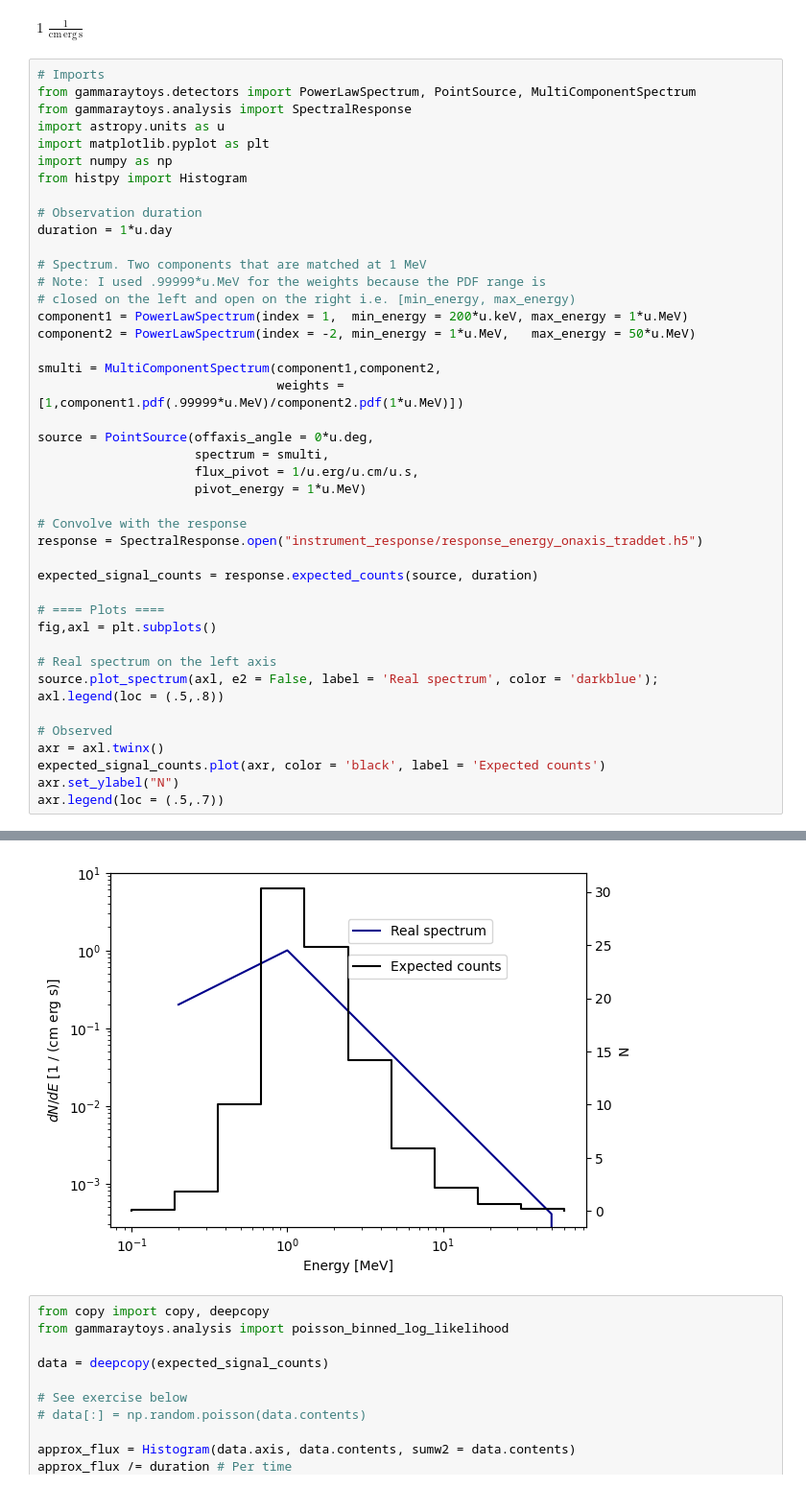
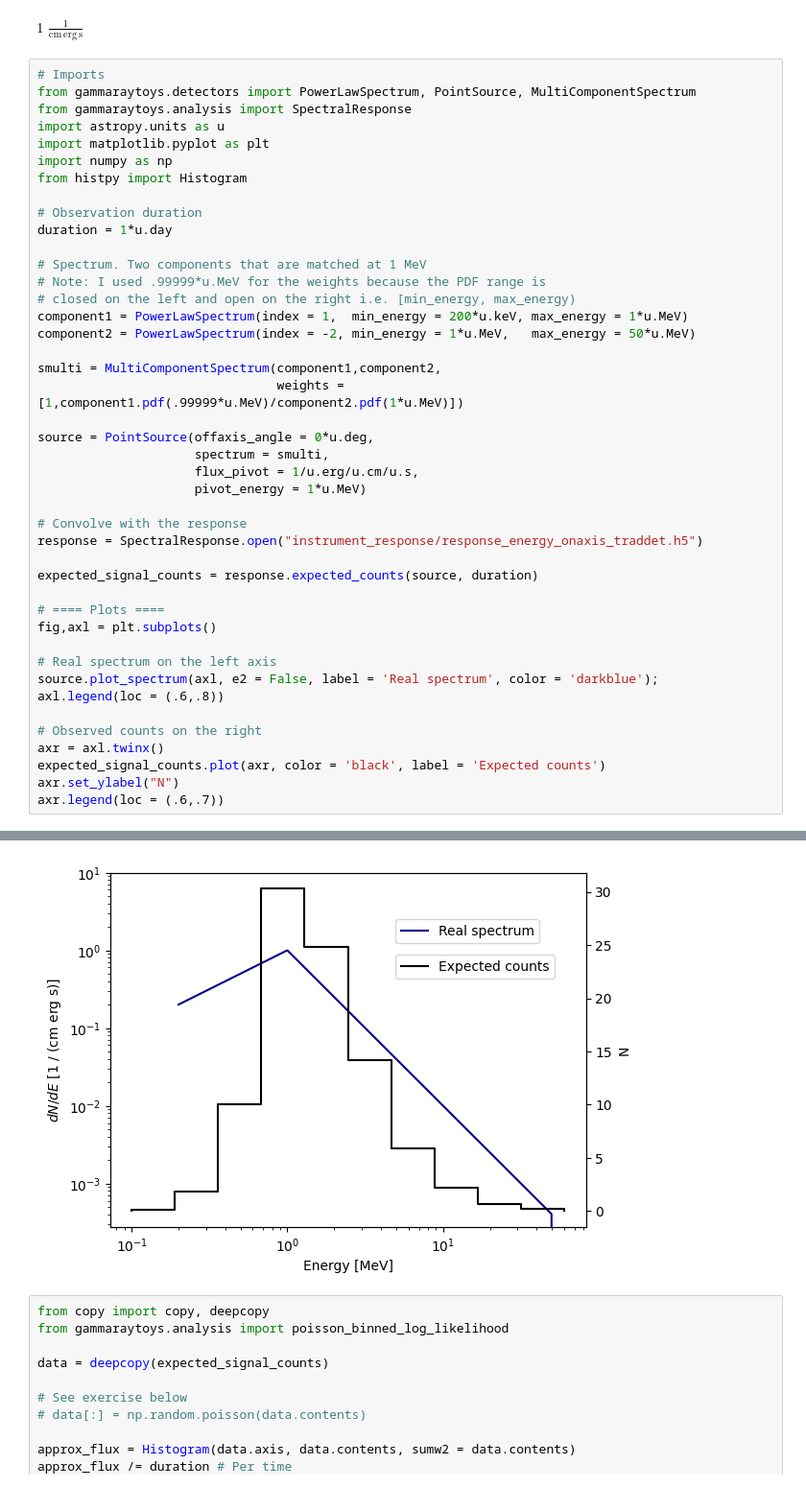
Before and after one commit to israelmcmc/gammaraytoys, a Jupyter notebook: docs/tutorials/05-binned_RL_spectrum.ipynb, the cells around one changed output, grey strips where cells are left out. Shown at 96% size. Cells and saved outputs as stored; diff of their text form.

```diff
--- a/docs/tutorials/05-binned_RL_spectrum.ipynb
+++ b/docs/tutorials/05-binned_RL_spectrum.ipynb
@@ -126,37 +126,37 @@ duration = 1*u.day
 # Spectrum. Two components that are matched at 1 MeV
 # Note: I used .99999*u.MeV for the weights because the PDF range is
 # closed on the left and open on the right i.e. [min_energy, max_energy)
 component1 = PowerLawSpectrum(index = 1,  min_energy = 200*u.keV, max_energy = 1*u.MeV)
 component2 = PowerLawSpectrum(index = -2, min_energy = 1*u.MeV,   max_energy = 50*u.MeV)
 
 smulti = MultiComponentSpectrum(component1,component2,
                                 weights = [1,component1.pdf(.99999*u.MeV)/component2.pdf(1*u.MeV)])
 
 source = PointSource(offaxis_angle = 0*u.deg,
                      spectrum = smulti,
                      flux_pivot = 1/u.erg/u.cm/u.s,
                      pivot_energy = 1*u.MeV)
 
 # Convolve with the response
 response = SpectralResponse.open("instrument_response/response_energy_onaxis_traddet.h5")
 
 expected_signal_counts = response.expected_counts(source, duration)
 
 # ==== Plots ====
 fig,axl = plt.subplots()
 
 # Real spectrum on the left axis
 source.plot_spectrum(axl, e2 = False, label = 'Real spectrum', color = 'darkblue');
-axl.legend(loc = (.5,.8))
+axl.legend(loc = (.6,.8))
 
-# Observed
+# Observed counts on the right
 axr = axl.twinx()
 expected_signal_counts.plot(axr, color = 'black', label = 'Expected counts')
 axr.set_ylabel("N")
-axr.legend(loc = (.5,.7))
+axr.legend(loc = (.6,.7))
 # %% [output]
 <matplotlib.legend.Legend at 0x...>
-[figure, old version]
+[figure, new version]
 # %%
 from copy import copy, deepcopy
 from gammaraytoys.analysis import poisson_binned_log_likelihood
```
Also changed, not shown: 3 other files.
